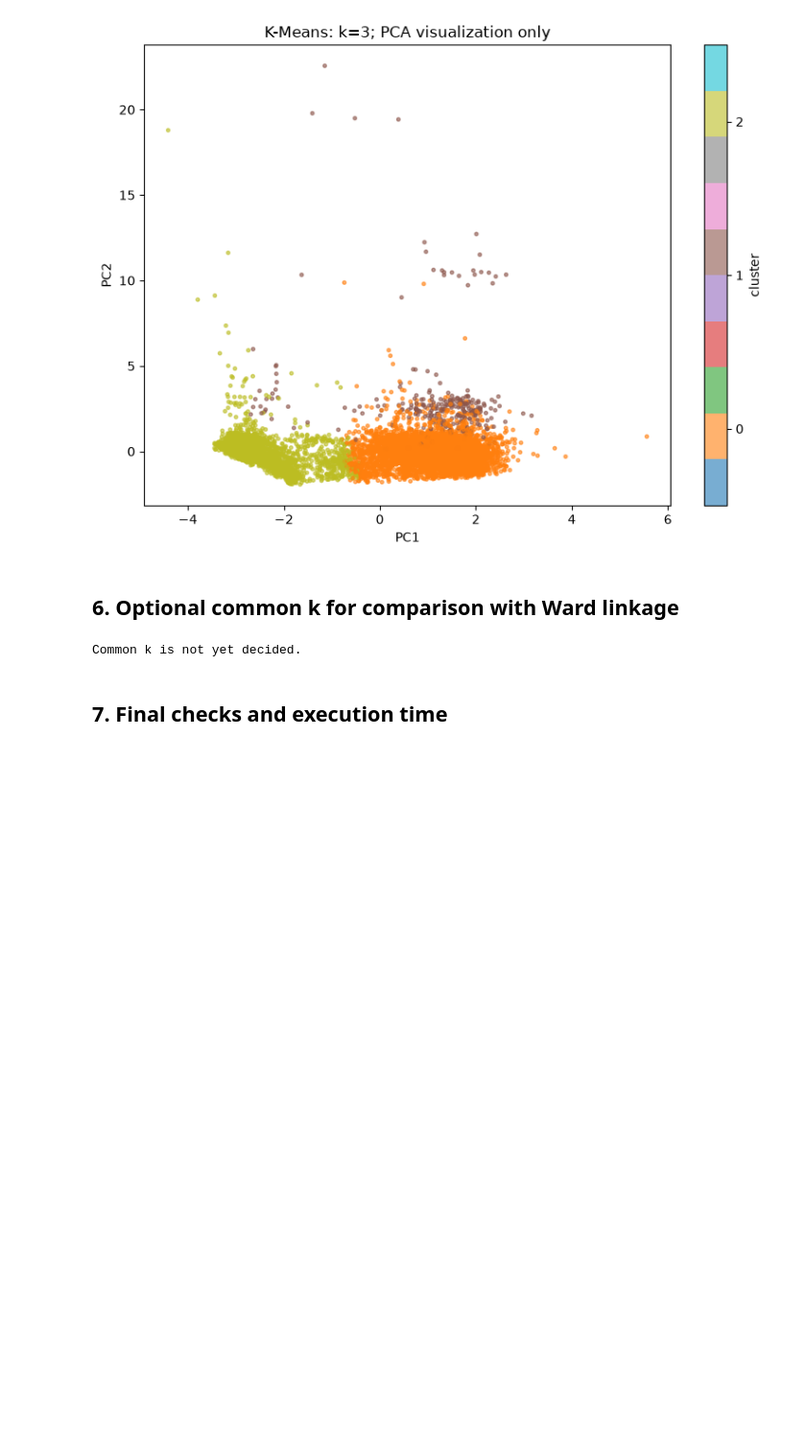
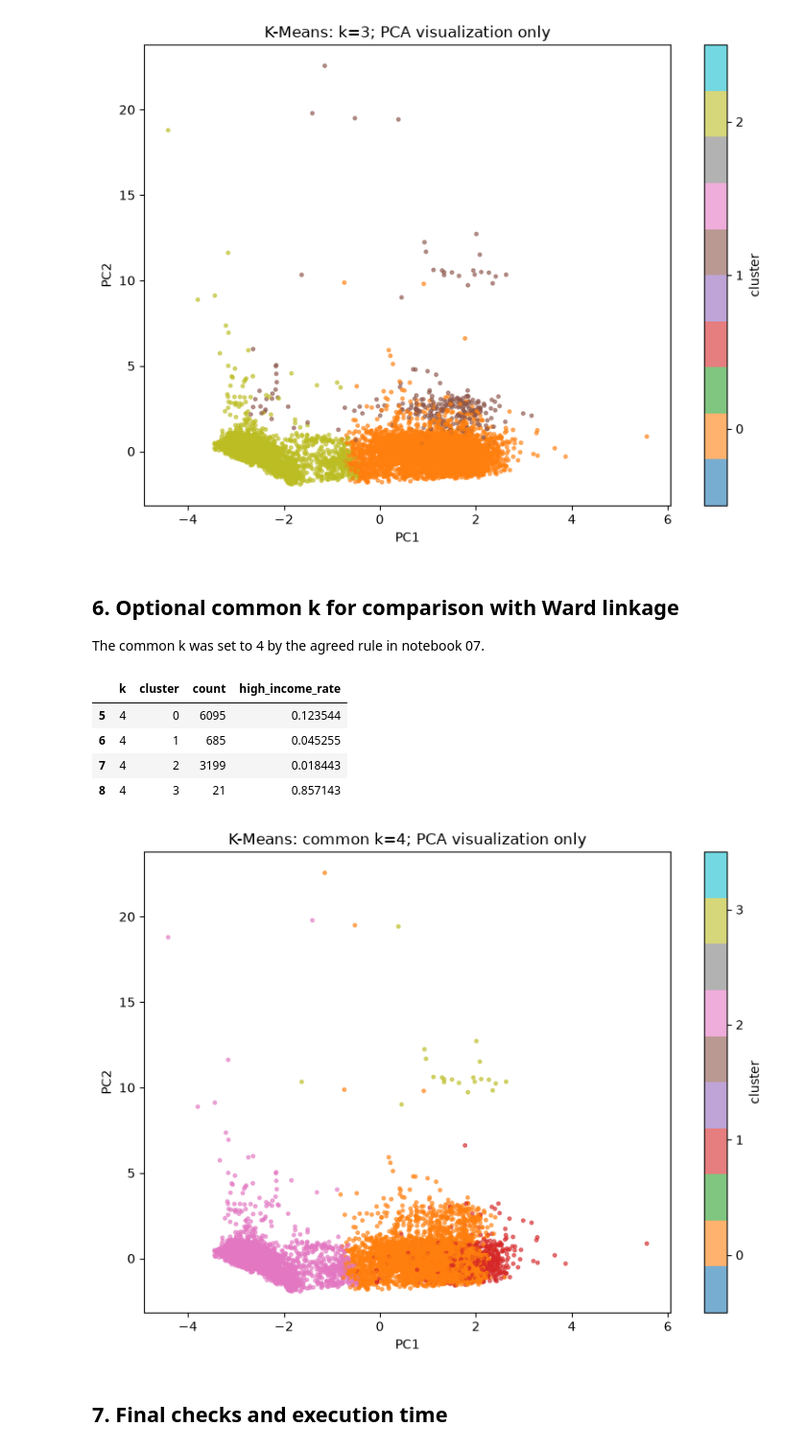
Before and after one commit to fleur0121/CMPT455-project-Nagano, a Jupyter notebook: notebooks/05_kmeans.ipynb, the cells around one changed output. Shown at 96% size. Cells and saved outputs as stored; diff of their text form; code cells hidden in the pictures; blank space fills up the shorter version.

```diff
--- a/notebooks/05_kmeans.ipynb
+++ b/notebooks/05_kmeans.ipynb
@@ -157,16 +157,23 @@ plot_clusters(silhouette_k, f"K-Means: k={silhouette_k}; PCA visualization only"
 [figure]
 # %% [markdown]
 ## 6. Optional common k for comparison with Ward linkage
+
+The common k was set to 4 by the agreed rule in notebook 07.
 # %%
-COMMON_K = None
+COMMON_K = 4
 if COMMON_K is None:
     print("Common k is not yet decided.")
 else:
     assert COMMON_K in K_VALUES
     display(profiles.loc[profiles.k == COMMON_K].round(6))
     plot_clusters(COMMON_K, f"K-Means: common k={COMMON_K}; PCA visualization only")
 # %% [output]
-Common k is not yet decided.
+|  | k | cluster | count | high_income_rate |
+| 5 | 4 | 0 | 6095 | 0.123544 |
+| 6 | 4 | 1 | 685 | 0.045255 |
+| 7 | 4 | 2 | 3199 | 0.018443 |
+| 8 | 4 | 3 | 21 | 0.857143 |
+[figure, added]
 # %% [markdown]
 ## 7. Final checks and execution time
 # %%
```
Also changed, not shown: parts of 2 cells of this notebook, 11 other files.
